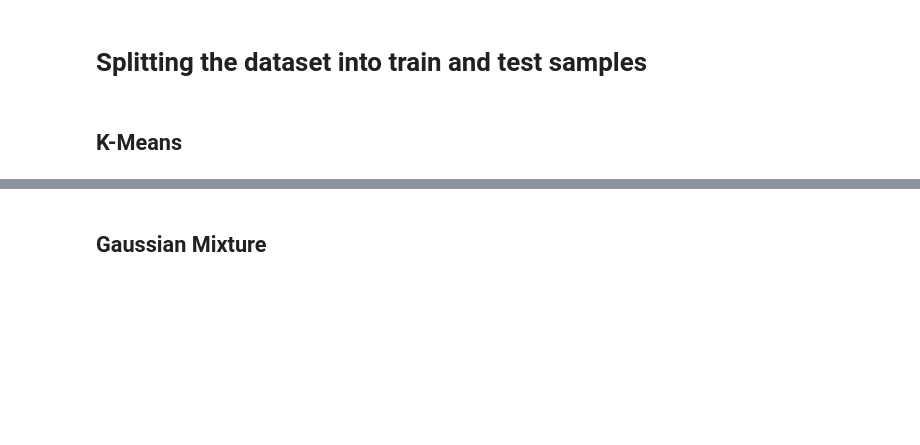
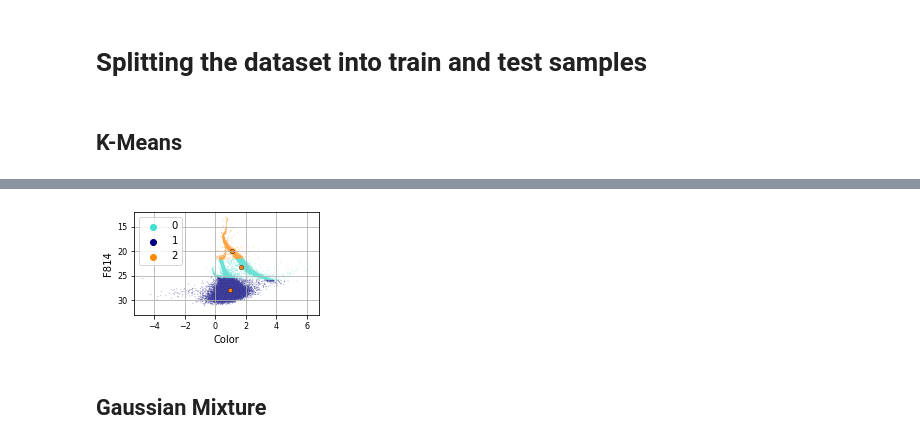
Before and after one commit to BleakHeart/Report3, a Jupyter notebook: Codice/classification_unsupervised.ipynb, the cells around one changed output, grey strips where cells are left out. Drawn from its saved outputs; the diff is of its cells as text; code cells hidden in the pictures; blank space fills up the shorter version.

```diff
--- a/Codice/classification_unsupervised.ipynb
+++ b/Codice/classification_unsupervised.ipynb
@@ -86,3 +89,14 @@ plt.savefig('../Results/Images/k-means.pdf', transparent=False)
+# %%
+plt.figure(constrained_layout=True)
+kmeans = KMeans(n_clusters=3).fit(df_stars[['Color', 'F814']].values)
+colors = ['turquoise', 'navy', 'darkorange']
+sns.scatterplot(x=df_stars.Color, y=df_stars.F814, hue=kmeans.labels_, palette=colors, s=0.8, alpha=0.5)
+plt.ylim(33, 12)
+sns.scatterplot(x=kmeans.cluster_centers_[:, 0], y=kmeans.cluster_centers_[:, 1], palette='red', ec='black', legend=False, s=20)
+plt.grid()
+plt.savefig('../Results/Images/k-means.png', dpi=2000, transparent=False)
+# %% [output]
+[figure, added]
 # %% [markdown]
 ## Gaussian Mixture
 # %%
```
Also changed, not shown: parts of 5 cells of this notebook, 6 other files.
